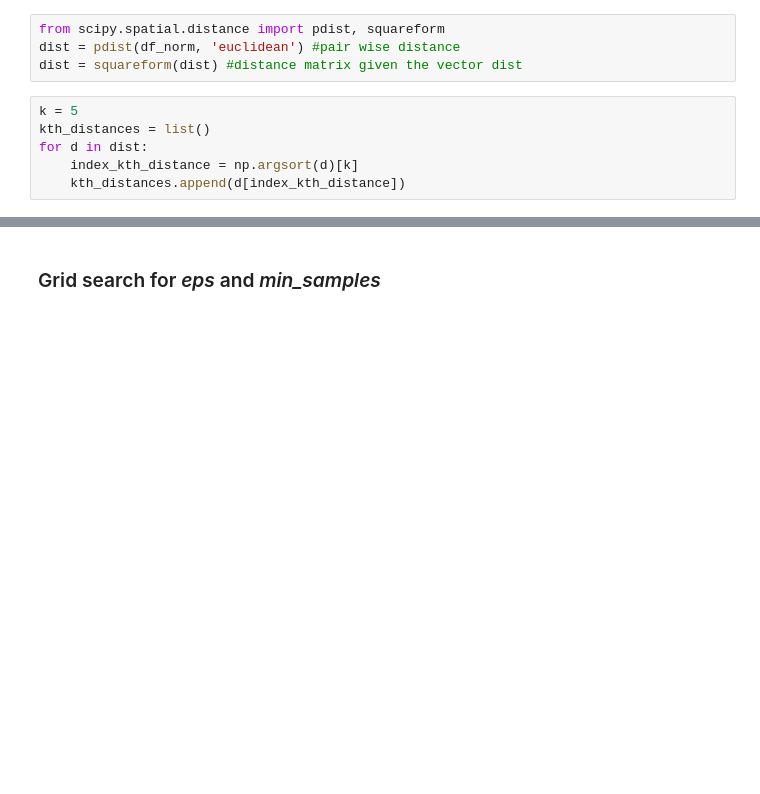
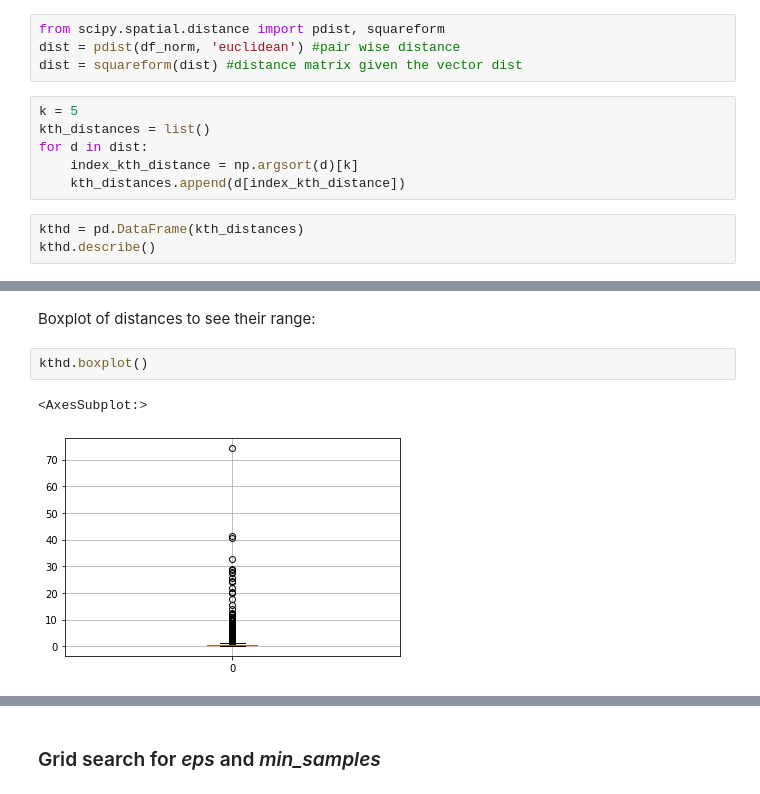
Before and after one commit to AlexPasqua/DM-project, a Jupyter notebook: DBSCAN.ipynb, the cells around one changed output, grey strips where cells are left out. Cells and saved outputs as stored; diff of their text form; blank space fills up the shorter version.

```diff
--- a/DBSCAN.ipynb
+++ b/DBSCAN.ipynb
@@ -88,3 +88,6 @@ kth_distances = list()
 for d in dist:
     index_kth_distance = np.argsort(d)[k]
     kth_distances.append(d[index_kth_distance])
+# %%
+kthd = pd.DataFrame(kth_distances)
+kthd.describe()
@@ -90,0 +104,7 @@ for d in dist:
+# %% [markdown]
+Boxplot of distances to see their range:
+# %%
+kthd.boxplot()
+# %% [output]
+<AxesSubplot:>
+[figure, added]
```
Also changed, not shown: parts of 8 cells of this notebook.
